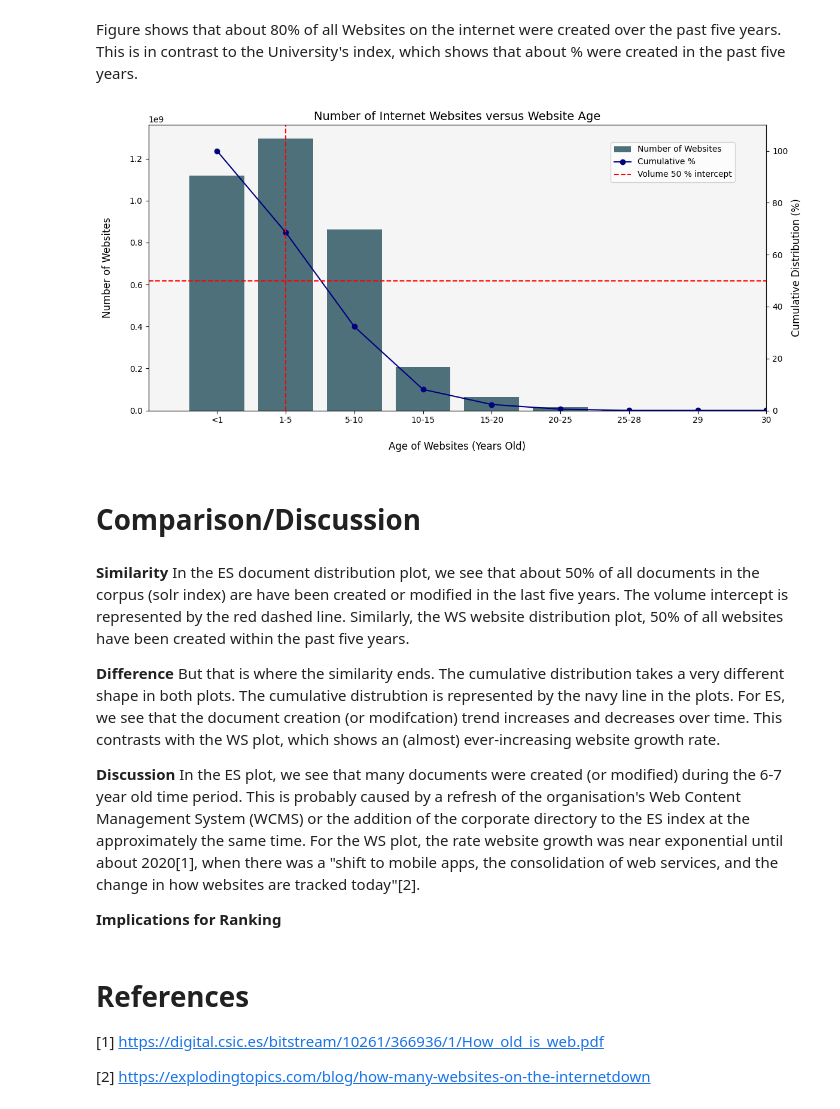
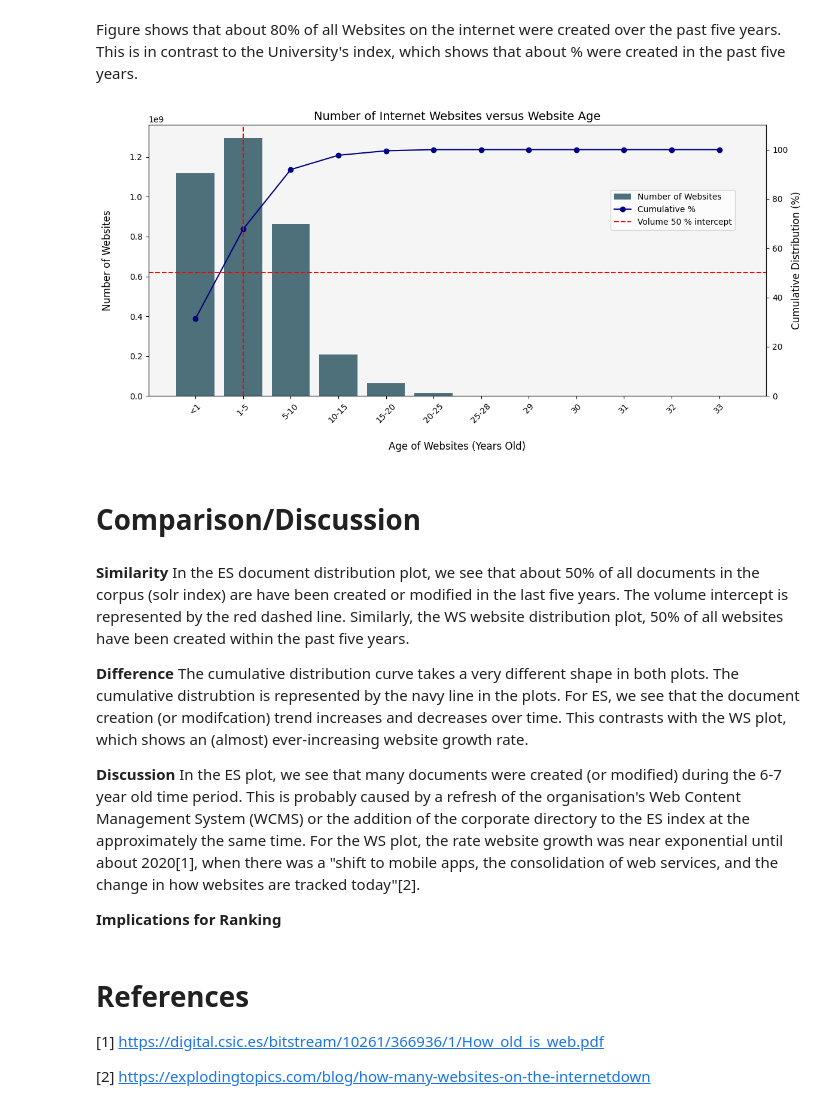
Before and after one commit to ColinDaly75/ES-Ranking, a Jupyter notebook: recency-inventory-of-document-age-plot.ipynb, the cells around one changed output. Saved outputs shown, nothing was run; the diff lists cells and outputs as text; code cells hidden in the pictures.

Commit message:
Kaggle Notebook | recency-document-age-plot | Version 9

```diff
--- a/recency-inventory-of-document-age-plot.ipynb
+++ b/recency-inventory-of-document-age-plot.ipynb
@@ -114,18 +114,27 @@ Figure shows that about 80% of all Websites on the internet were created over th
 # WS Data for years and the number of websites
 # This data is from https://explodingtopics.com/blog/how-many-websites-on-the-internet
 
+
 years = [  # covers 33 years, bin scales are not uniform, but it doesn't matter to shape of plot.
-    "33", "32", "31", "30", "29",
-    "25-28", "20-25", "15-20", "10-15",
-    "5-10", "1-5", "<1"
-]
-num_websites = [
-    1, 10, 130, 2738, 23500,
-    257601, 17087182, 64780617, 206956723,
-    863105652, 1295973827, 1119023272
+    "<1", "1-5", "5-10", "10-15", "15-20",
+    "20-25", "25-28", "29",
+    "30", "31", "32", "33"
 ]
 
 
+
+
+#num_websites = [
+#    1, 10, 130, 2738, 23500,
+#    257601, 17087182, 64780617, 206956723,
+#    863105652, 1295973827, 1119023272
+#]
+
+num_websites = [
+   1119023272, 1295973827, 863105652, 206956723, 64780617,
+    17087182, 257601, 23500,
+    2738, 130, 10, 1
+]
 
 
 # Calculate cumulative distribution
@@ -145,45 +154,50 @@ ax1.set_xlabel('Age of Websites (Years Old)', fontsize=12, labelpad=20)
 ax1.set_ylabel('Number of Websites', fontsize=12, labelpad=20)
 ax1.tick_params(axis='y', labelsize=10)
 ax1.set_title('Number of Internet Websites versus Website Age', fontsize=14)
-ax1.tick_params(axis='x', labelsize=10)
+ax1.tick_params(axis='x', labelsize=10, labelrotation=45)
 ax1.invert_xaxis()  # Reverse the order of the x-axis
 ax1.set_facecolor('whitesmoke')
+
+
 
 # Cumulative distribution line plot
 color2 = '#919191'
 ax2 = ax1.twinx()
 ax2.plot(years, cumulative_distribution_percentage, color='navy', marker='o', label='Cumulative %')
 ax2.set_ylabel('Cumulative Distribution (%)', fontsize=12)
 ax2.tick_params(axis='y', labelsize=10)
 ax2.set_ylim(0, 110)
+
 
 # Find the n% intercept volume and year
 n_percent_volume = 50
 intercept_index_n = np.argmax(cumulative_distribution_percentage >= n_percent_volume)
 intercept_year_n = years[intercept_index_n]
 intercept_volume_n = cumulative_distribution[intercept_index_n]
 
 
 # Add the n% intercept line
 ax2.axhline(y=n_percent_volume, color='red', linestyle='--', label=f"Volume {n_percent_volume} % intercept")
 ax2.axvline(x=intercept_year_n, color='red', linestyle='--')
 ax1.annotate(f"",
              xy=(intercept_year_n, n_percent_volume), xycoords='data',
              #xytext=(intercept_year_n, n_percent_volume + 10),
              arrowprops=dict(arrowstyle="->", color='black'),
              fontsize=10, color='black')
 
 # Add legends for clarity
-fig.legend(loc='upper right', bbox_to_anchor=(0.9, 0.9), fontsize=10)
+fig.legend(loc='center right', bbox_to_anchor=(0.9, 0.7), fontsize=10)
+
+plt.gca().invert_xaxis()  # Reverse x-axis
 
 # Tight layout and show the plot
-plt.xlim(12,3)   # cut off x-axis to 30 years, which is what we have for the ES plot.
+#plt.xlim(3,9)   # cut off x-axis to 30 years, which is what we have for the ES plot.
 plt.tight_layout()
 plt.savefig('Fig-Website-Recency-Inventory.png', bbox_inches='tight')
 
 plt.show()
 # %% [output]
-[figure, old version]
+[figure, new version]
 # %% [markdown]
  # **Comparison/Discussion** <a class="anchor"  id="Discussion"></a>
 # %% [markdown]
@@ -191,7 +205,7 @@ plt.show()
 In the ES document distribution plot, we see that about 50\% of all documents in the corpus (solr index) are have been created or modified in the last five years. The volume intercept is represented by the red dashed line. Similarly, the WS website distribution plot, 50\% of all websites have been created within the past five years.
 
 **Difference**
-But that is where the similarity ends.  The cumulative distribution takes a very different shape in both plots.  The cumulative distrubtion is represented by the navy line in the plots.  For ES, we see that the document creation (or modifcation) trend increases and decreases over time.  This contrasts with the WS plot, which shows an (almost) ever-increasing website growth rate.
+The cumulative distribution curve takes a very different shape in both plots.  The cumulative distrubtion is represented by the navy line in the plots.  For ES, we see that the document creation (or modifcation) trend increases and decreases over time.  This contrasts with the WS plot, which shows an (almost) ever-increasing website growth rate.
 
 **Discussion**
 In the ES plot, we see that many documents were created (or modified) during the 6-7 year old time period.  This is probably caused by a refresh of the organisation's Web Content Management System (WCMS) or the addition of the corporate directory to the ES index at the approximately the same time.   For the WS plot, the rate website growth was near exponential until about 2020[1], when there was a "shift to mobile apps, the consolidation of web services, and the change in how websites are tracked today"[2].
```
Also changed, not shown: parts of 1 cell of this notebook.
